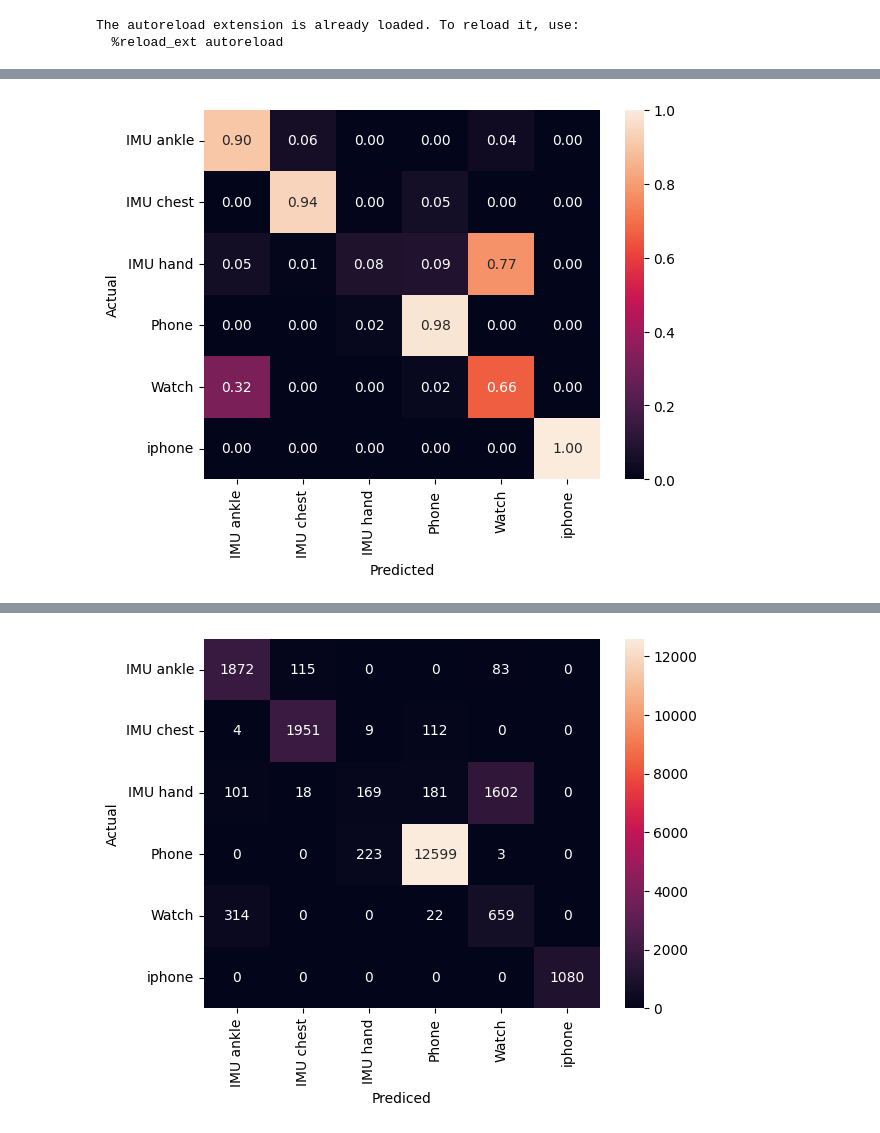
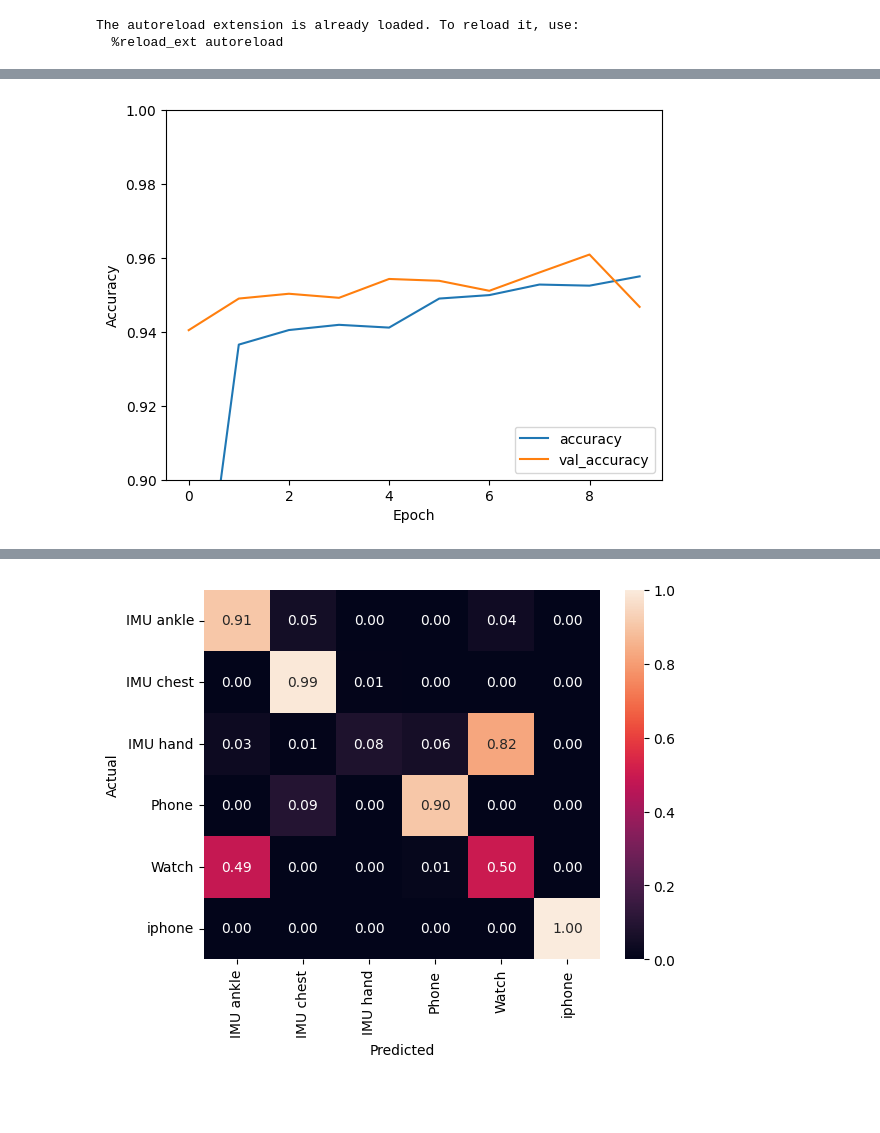
Before and after one commit to blyt1/DISS, a Jupyter notebook: starting.ipynb, the cells around one changed output, grey strips where cells are left out. Cells and saved outputs as stored; diff of their text form; code cells hidden in the pictures; blank space fills up the shorter version.

```diff
--- a/starting.ipynb
+++ b/starting.ipynb
@@ -22,4 +26,6 @@ The autoreload extension is already loaded. To reload it, use:
 # %%
+# get data from pickle
+
 with open('pickled_datasets/pamap.pickle', 'rb') as file:
     pamap_df = pickle.load(file)
 with open('pickled_datasets/hhar.pickle', 'rb') as file:
@@ -48,7 +54,7 @@ print(label_map)
 user_datasets_processed = data_pre_processing.pre_process_dataset_composite(
     cdf, label_map, 6,
     ['101', '102', '103', '104', '105', '106', '107', 'a', 'b', 'c', 'd', 'e', 'f', 'g', '1', '2', '3', '4', '5', '6', '7', '8', '9', '10', '11', '12', '13', '14', '15', '16', '17', '18', '19', '20'],
-    ["108", "109", "h", "i", "21", "22", "23", "24"], 400, 200, verbose=1
+    ["108", "109", "h", "i", "21", "22", "23", "24"], 400, 200
 )
 # %% [output]
 {'IMU ankle': 0, 'IMU chest': 1, 'IMU hand': 2, 'Phone': 3, 'Watch': 4, 'iphone': 5}
@@ -115,0 +538,4 @@ confusion_mat = tf.math.confusion_matrix(true_labels, predicted_labels)
+# %%
+full_CNNLSTM2_model = self_har_models.attach_full_har_classification_head(CNNLSTN2_model, 6, optimizer=tf.keras.optimizers.legacy.Adam(learning_rate=0.001))
+CNNLSTM2_history = full_CNNLSTM2_model.fit(user_datasets_processed[0][0], user_datasets_processed[0][1]
+                    , epochs=10, validation_data=(user_datasets_processed[1][0], user_datasets_processed[1][1]))
@@ -116,9 +620,21 @@ confusion_mat = tf.math.confusion_matrix(true_labels, predicted_labels)
 # %%
+plt.plot(CNNLSTM2_history.history['categorical_accuracy'], label='accuracy')
+plt.plot(CNNLSTM2_history.history['val_categorical_accuracy'], label = 'val_accuracy')
+plt.xlabel('Epoch')
+plt.ylabel('Accuracy')
+plt.ylim([.9, 1])
+plt.legend(loc='lower right')
+plt.show()
+
+lstm_test_result = full_CNNLSTM2_model.evaluate(user_datasets_processed[2][0],  user_datasets_processed[2][1], return_dict=True)
+predicted_labels = np.argmax(full_CNNLSTM2_model.predict(user_datasets_processed[2][0]), axis=1)
+true_labels = np.argmax(user_datasets_processed[2][1], axis=1)
+confusion_mat = tf.math.confusion_matrix(true_labels, predicted_labels)
 cm = confusion_mat.numpy()
 cmn = cm.astype('float') / cm.sum(axis=1)[:, np.newaxis]
 sns.heatmap(cmn, annot=True, fmt='.2f', xticklabels=labels, yticklabels=labels)
 plt.ylabel('Actual')
 plt.xlabel('Predicted')
 plt.show(block=False)
 # %% [output]
-[figure, old version]
+[figure, new version]
@@ -125,7 +663 @@ plt.show(block=False)
+[figure, added]
-# %%
-sns.heatmap(confusion_mat, annot=True, xticklabels=labels, yticklabels=labels, fmt='1')
-plt.ylabel('Actual')
-plt.xlabel('Prediced')
-plt.show(block=False)
-# %% [output]
-[figure, removed]
```
Also changed, not shown: parts of 23 cells of this notebook.
